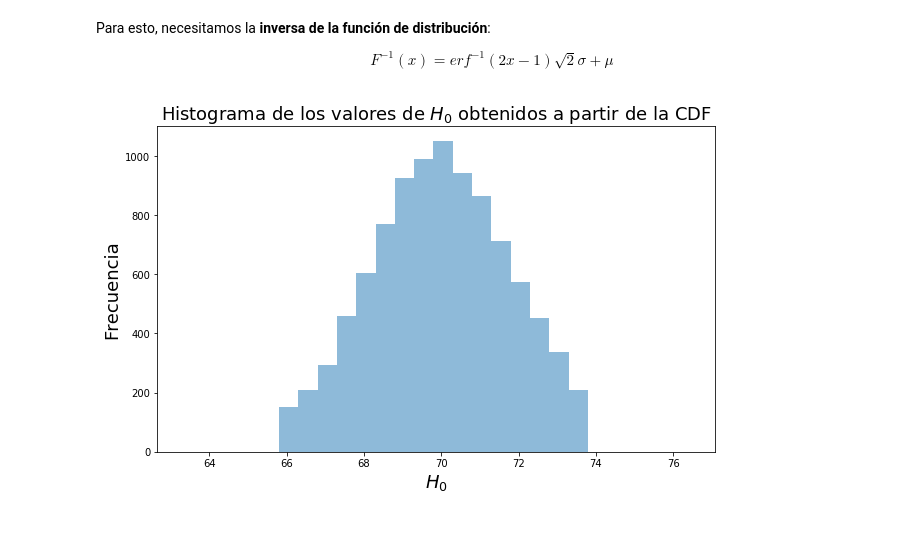
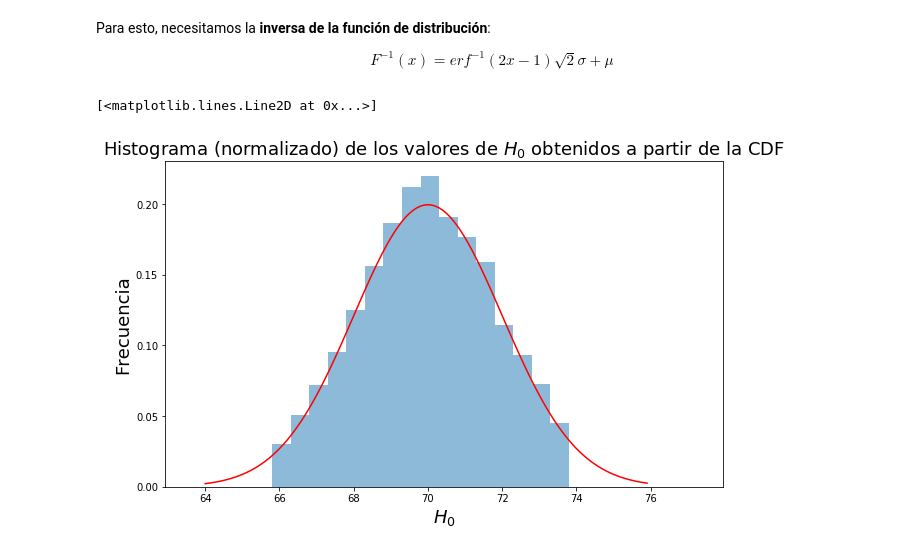
Before and after one commit to CosmoStats/cosmostats2018-Pagutri, a Jupyter notebook: Sep/ejercicios/ejercicio01.ipynb, the cells around one changed output. Drawn from its saved outputs; the diff is of its cells as text; code cells hidden in the pictures.

Commit message:
Mejoré la gráfica del muestreo ejercicio01 Sep

```diff
--- a/Sep/ejercicios/ejercicio01.ipynb
+++ b/Sep/ejercicios/ejercicio01.ipynb
@@ -71,28 +71,37 @@ $$
 F^{-1}(x) = erf^{-1}(2x - 1)\sqrt{2}\sigma + \mu
 $$
 # %%
+# Muestreo
 def inverse_cmd_gauss(x, sigma, mu):
     return spe.erfinv(2.0 * x - 1.0) * math.sqrt(2.0) * sigma + mu
 
-vecfun = np.vectorize(inverse_cmd_gauss)
+vecinv = np.vectorize(inverse_cmd_gauss)
 
 sigma = 2.0
 mu = 70.0
 H0_values = []
 
 for i in range(10000):
     rand_num = random.random()
-    H0_values.append(vecfun(rand_num, sigma, mu))
+    H0_values.append(vecinv(rand_num, sigma, mu))
 
 bins = np.arange(65.8, 74.0, 0.5) # Fijo el tamaño del bin
 
 plt.xlim([min(H0_values), max(H0_values)])
 
-plt.hist(H0_values, bins=bins, alpha=0.5)
-plt.title(r'Histograma de los valores de $H_0$ obtenidos a partir de la CDF', fontsize = 18)
+plt.hist(H0_values, bins=bins, density = True, alpha=0.5)
+plt.title(r'Histograma (normalizado) de los valores de $H_0$ obtenidos a partir de la CDF', fontsize = 18)
 plt.xlabel(r'$H_0$', fontsize = 18)
 plt.ylabel('Frecuencia', fontsize = 18)
 
-plt.show()
+H0_values = [] # Para que no aumente su tamaño con cada corrida de la celda
+
+# Función gaussiana
+x = [i for i in np.arange(64.0, 76.0, 0.1)]
+
+vecfun = np.vectorize(fx_gauss) # Correr antes la celda adecuada!
+
+plt.plot(x, vecfun(x, sigma, mu), 'r')
 # %% [output]
+[<matplotlib.lines.Line2D at 0x...>]
-[figure, old version]
+[figure, new version]
```
